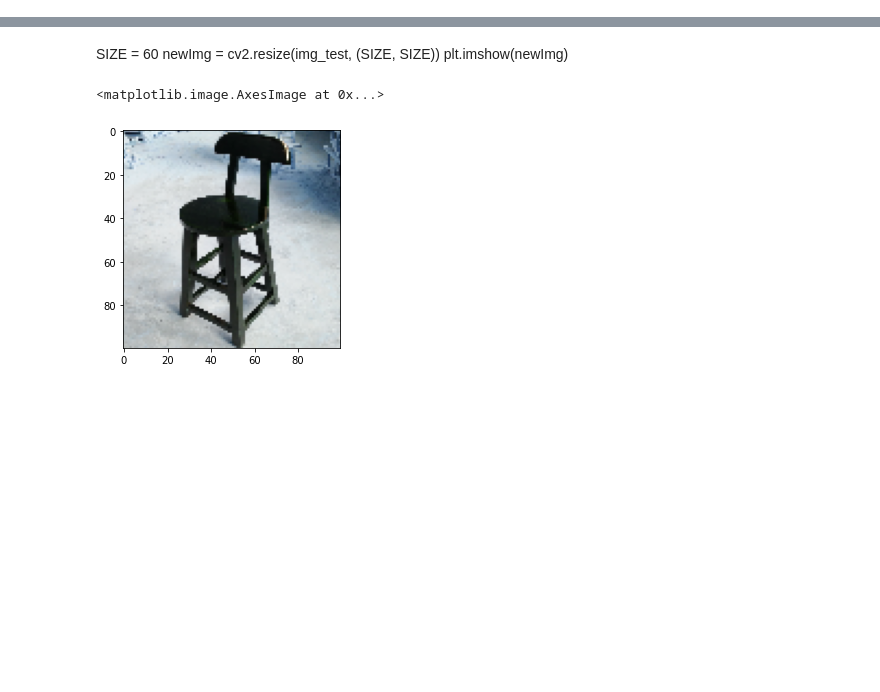
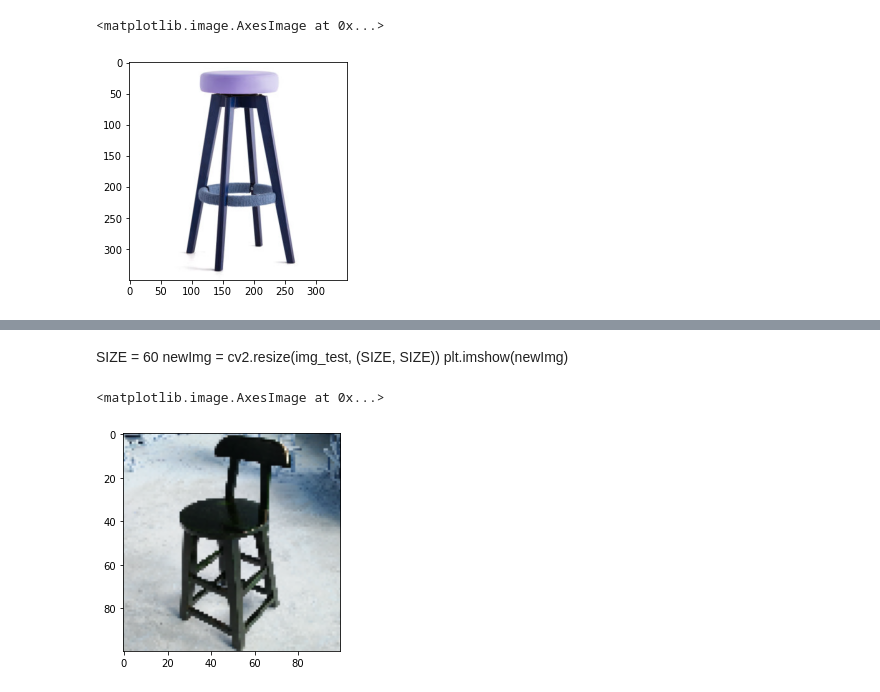
Before and after one commit to kchauxs/cuarta_entrega, a Jupyter notebook: procesamiento_img/probando_kernels.ipynb, the cells around one changed output, grey strips where cells are left out. Saved outputs shown, nothing was run; the diff lists cells and outputs as text; code cells hidden in the pictures; blank space fills up the shorter version.

```diff
--- a/procesamiento_img/probando_kernels.ipynb
+++ b/procesamiento_img/probando_kernels.ipynb
@@ -9,0 +10,6 @@ images = [cv2.imread(file) for file in tqdm(glob.glob("../data/imagenes/*.jpg"))
+# %%
+img_new = imagesdf[3]
+plt.imshow(img_new)
+# %% [output]
+<matplotlib.image.AxesImage at 0x...>
+[figure, added]
```
Also changed, not shown: parts of 10 cells of this notebook, 3 other files.
